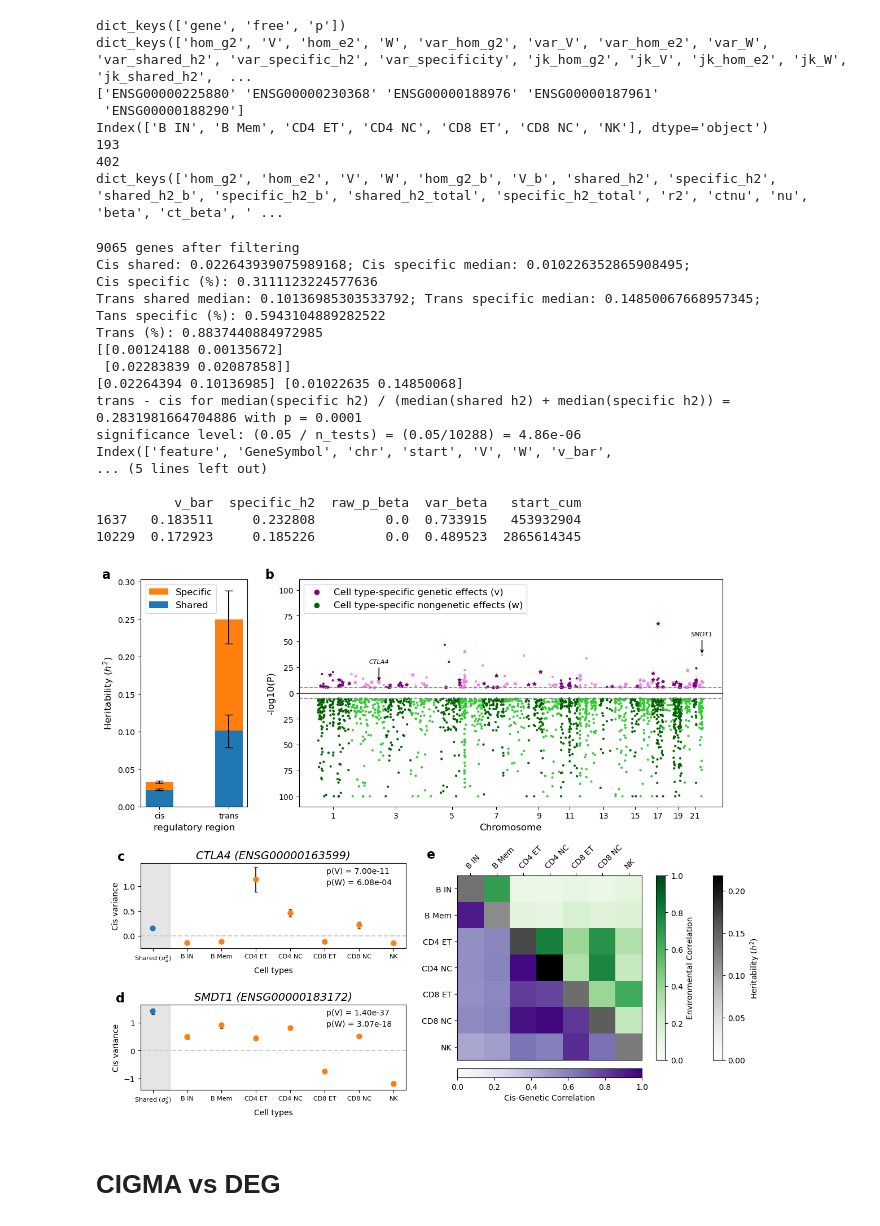
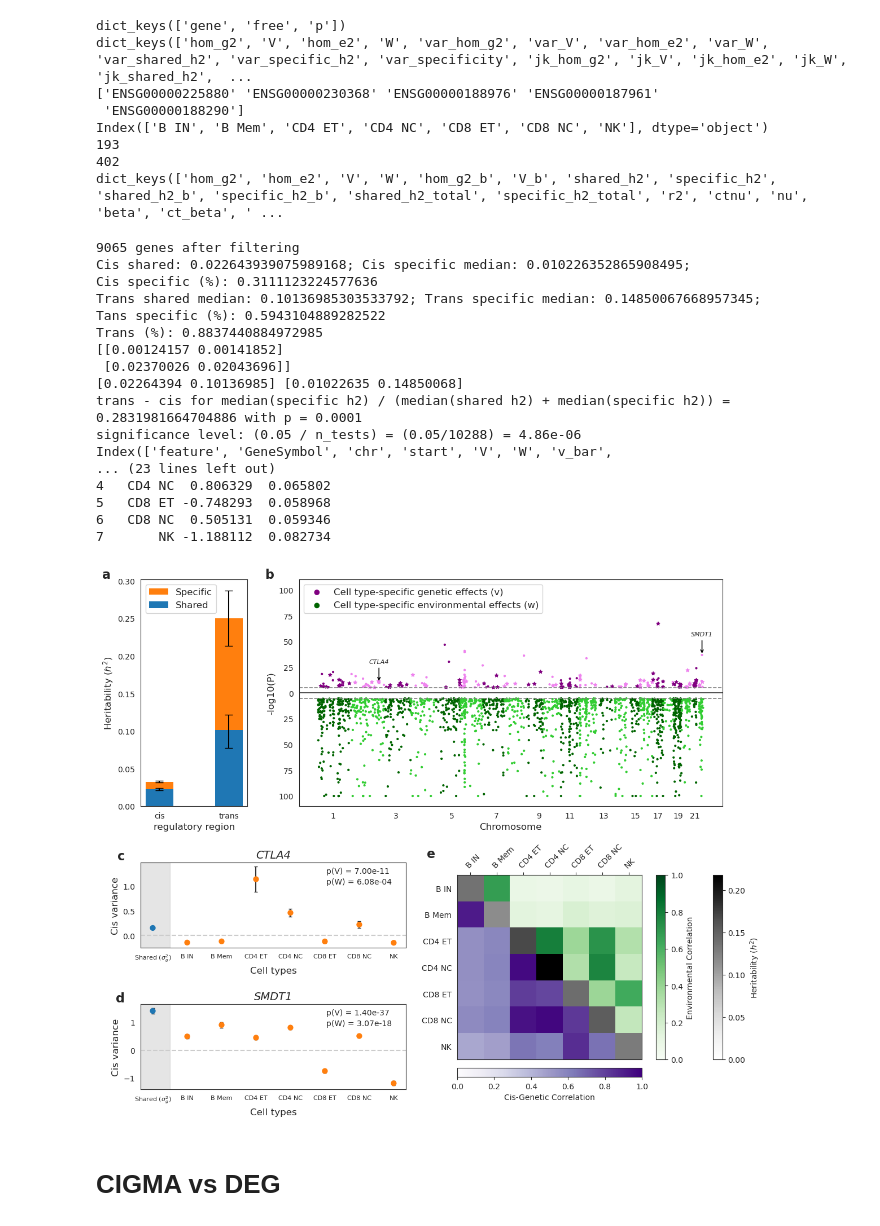
Before and after one commit to Minhui-Chen/CIGMA, a Jupyter notebook: workflow/notebook/fig3.ipynb, the cells around one changed output. Cells and saved outputs as stored; diff of their text form; code cells hidden in the pictures.

```diff
--- a/workflow/notebook/fig3.ipynb
+++ b/workflow/notebook/fig3.ipynb
@@ -99,8 +95,6 @@ upper_mask = np.triu(np.ones_like(full_cor, dtype=bool))
 full_cor[upper_mask] = full_W_cor[upper_mask]
 np.fill_diagonal(full_cor, full_h2)
 # %%
-from mpl_toolkits.axes_grid1.axes_divider import make_axes_locatable
-
 # fig
 # colors = sns.color_palette('bright')
 colors = sns.color_palette()
@@ -169,7 +163,7 @@ sig_V_only = jk_data.loc[(jk_data[v] > cut) & (jk_data[w] < cut), :]
 print(sig_V.columns, sig_V.shape, sig_V_only.shape, sig_W.shape)
 ax.scatter(sig_V['start_cum'], sig_V[v], c=sig_V['chr'] % 2, cmap=light_dark_green, s=4, label='Cell type-specific genetic effects (v)')
 ax.scatter(sig_V_only['start_cum'], sig_V_only[v], c=sig_V_only['chr'] % 2, cmap=light_dark_green, marker='*', s=20)
-ax.scatter(sig_W['start_cum'], -sig_W[w], c=sig_W['chr'] % 2, cmap=light_dark_blue, s=4, label='Cell type-specific nongenetic effects (w)')
+ax.scatter(sig_W['start_cum'], -sig_W[w], c=sig_W['chr'] % 2, cmap=light_dark_blue, s=4, label='Cell type-specific environmental effects (w)')
 ax.set_xticks(chr_ticks[::2])
 ax.set_xticklabels(jk_data['chr'].unique()[::2])
 ax.set_xlabel('Chromosome', fontsize=12)
@@ -217,15 +211,17 @@ for i, ax in enumerate([fig.add_subplot(gs[2, :2]), fig.add_subplot(gs[3, :2])])
     gene_p_W = 10 ** (-1 * jk_data[w][index])
     gene_df = pd.DataFrame({'variable': ['Shared'] + cts, 'value': [gene_homg2] + gene_V.tolist(),
                         'error': [gene_std_hom_g2] + gene_std_V.tolist()})
+    print(gene_df)
     sns.scatterplot(data=gene_df, palette=[colors[0]] + [colors[1]] * len(cts), x='variable', y='value',
                     hue='variable', ax=ax, marker='o', s=55, edgecolor="none", zorder=5)
     ax.axhline(0, ls='--', color='0.8', zorder=1)
     ax.text(0.70, 0.95, f'p(V) = {gene_p_V:.2e}', ha='left', va='top', transform=ax.transAxes)
     ax.text(0.70, 0.82, f'p(W) = {gene_p_W:.2e}', ha='left', va='top', transform=ax.transAxes)
     ax.legend().set_visible(False)
-    ax.set_title(f'{genename} ({gene})', fontsize=14, fontstyle='italic')
-    ax.set_xlabel('Cell types')
-    ax.set_ylabel('Cis variance')
+    ax.set_title(f'{genename}', fontsize=14, fontstyle='italic')
+    # ax.set_title(f'{genename} ({gene})', fontsize=14, fontstyle='italic')
+    ax.set_xlabel('Cell types', fontsize=fs)
+    ax.set_ylabel('Cis variance', fontsize=fs)
     ax.errorbar(gene_df['variable'], gene_df['value'], yerr=gene_df['error'],
                     fmt='none', ecolor='0.2', capsize=2, zorder=1)
     ax.text(-0.06, 1.15, idx[i], transform=ax.transAxes, fontsize=fs + 4, fontweight='bold', va='top', ha='right')
@@ -236,41 +232,41 @@ for i, ax in enumerate([fig.add_subplot(gs[2, :2]), fig.add_subplot(gs[3, :2])])
     new_labels = []
     for label in current_labels:
         label = label.get_text()
         if label == 'Shared':
             new_labels.append(r'Shared ($\sigma_g^2$)')
         else:
             # label = re.sub(' ', '\ ', label)
             # new_labels.append(f"$V_{{{label}}}$")
             new_labels.append(f"{label}")
     ax.set_xticks(ticks=range(len(current_labels)), labels=new_labels, fontsize=8)
 
     # add shared background
     xmin, xmax = ax.get_xlim()
     ax.axvspan(xmin, 0.5, color='0.8', alpha=0.5, zorder=0)
     ax.set_xlim((xmin, xmax))
 
 
 fig.tight_layout(w_pad=2)
 # fig.savefig('../../fig3.png', dpi=300)
 # %% [output]
 9065 genes after filtering
 Cis shared: 0.022643939075989168; Cis specific median: 0.010226352865908495;
 Cis specific (%): 0.3111123224577636
 Trans shared median: 0.10136985303533792; Trans specific median: 0.14850067668957345;
 Tans specific (%): 0.5943104889282522
 Trans (%): 0.8837440884972985
-[[0.00124188 0.00135672]
- [0.02283839 0.02087858]]
+[[0.00124157 0.00141852]
+ [0.02370026 0.02043696]]
 [0.02264394 0.10136985] [0.01022635 0.14850068]
 trans - cis for median(specific h2) / (median(shared h2) + median(specific h2)) = 0.2831981664704886 with p = 0.0001
 significance level: (0.05 / n_tests) = (0.05/10288) = 4.86e-06
 Index(['feature', 'GeneSymbol', 'chr', 'start', 'V', 'W', 'v_bar',
-... (5 lines left out)
-
-          v_bar  specific_h2  raw_p_beta  var_beta   start_cum
-1637   0.183511     0.232808         0.0  0.733915   453932904
-10229  0.172923     0.185226         0.0  0.489523  2865614345
+... (23 lines left out)
+4   CD4 NC  0.806329  0.065802
+5   CD8 ET -0.748293  0.058968
+6   CD8 NC  0.505131  0.059346
+7       NK -1.188112  0.082734
-[figure, old version]
+[figure, new version]
 # %%
 def collect(cigma, trans=True):
     '''For JK'''
```
Also changed, not shown: parts of 9 cells of this notebook, 8 other files.
